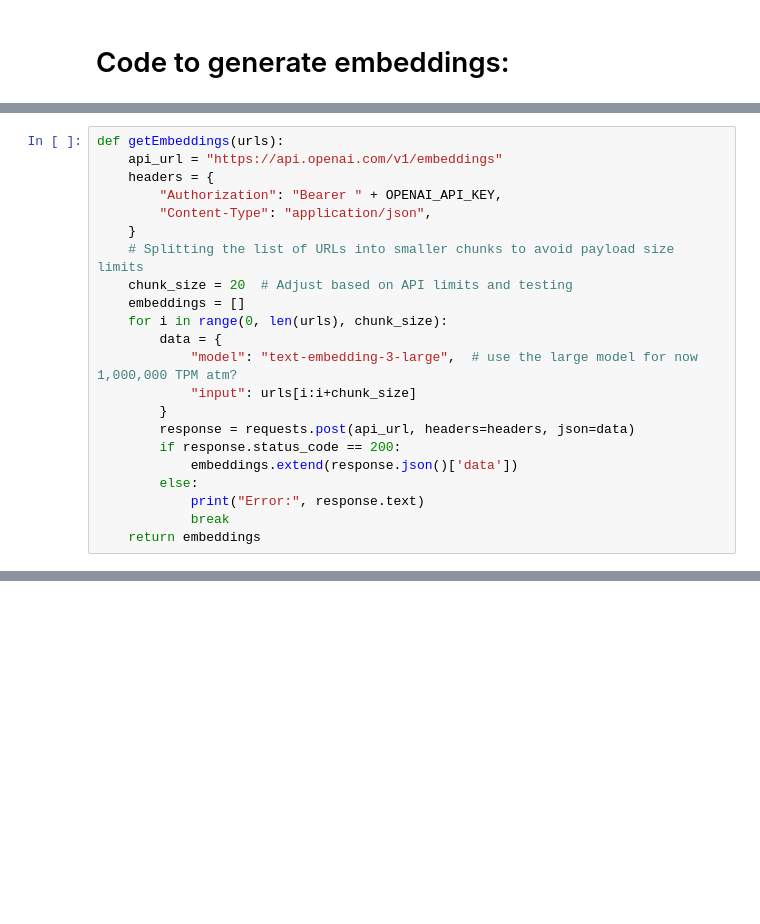
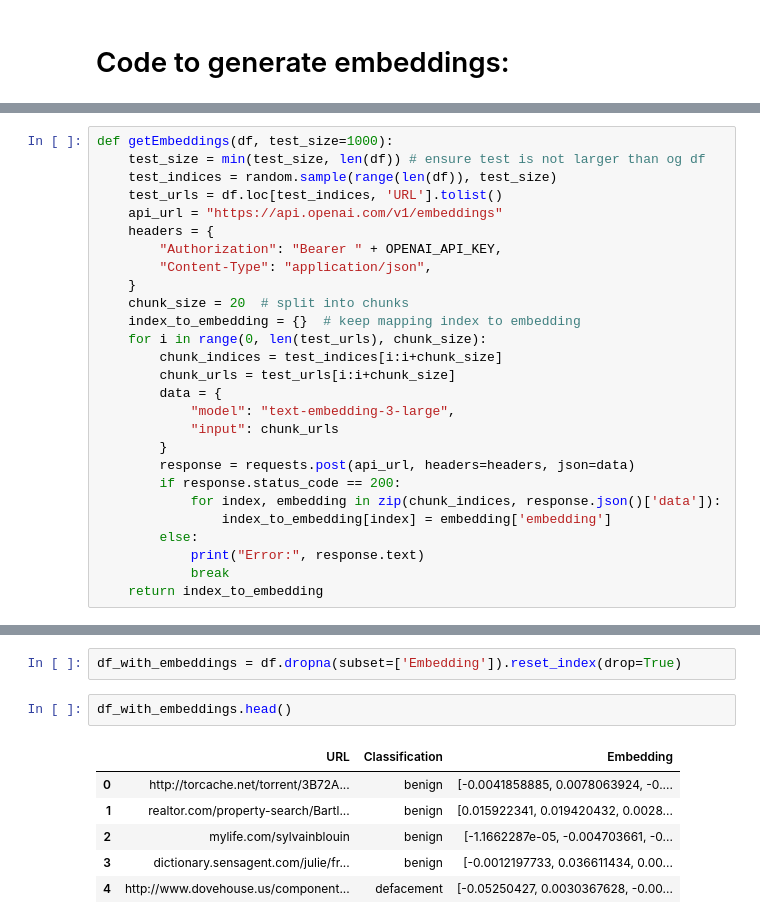
Before and after one commit to shalloran/mut, a Jupyter notebook: embedding.ipynb, the cells around one changed output, grey strips where cells are left out. Saved outputs shown, nothing was run; the diff lists cells and outputs as text; blank space fills up the shorter version.

```diff
--- a/embedding.ipynb
+++ b/embedding.ipynb
@@ -34,22 +39,27 @@ urlList = df['URL'].tolist()
 # %%
-def getEmbeddings(urls):
+def getEmbeddings(df, test_size=1000):
+    test_size = min(test_size, len(df)) # ensure test is not larger than og df
+    test_indices = random.sample(range(len(df)), test_size)
+    test_urls = df.loc[test_indices, 'URL'].tolist()
     api_url = "https://api.openai.com/v1/embeddings"
     headers = {
         "Authorization": "Bearer " + OPENAI_API_KEY,
         "Content-Type": "application/json",
     }
-    # Splitting the list of URLs into smaller chunks to avoid payload size limits
-    chunk_size = 20  # Adjust based on API limits and testing
-    embeddings = []
-    for i in range(0, len(urls), chunk_size):
+    chunk_size = 20  # split into chunks
+    index_to_embedding = {}  # keep mapping index to embedding
+    for i in range(0, len(test_urls), chunk_size):
+        chunk_indices = test_indices[i:i+chunk_size]
+        chunk_urls = test_urls[i:i+chunk_size]
         data = {
-            "model": "text-embedding-3-large",  # use the large model for now 1,000,000 TPM atm?
-            "input": urls[i:i+chunk_size]
+            "model": "text-embedding-3-large",
+            "input": chunk_urls
         }
         response = requests.post(api_url, headers=headers, json=data)
         if response.status_code == 200:
-            embeddings.extend(response.json()['data'])
+            for index, embedding in zip(chunk_indices, response.json()['data']):
+                index_to_embedding[index] = embedding['embedding']
         else:
             print("Error:", response.text)
             break
-    return embeddings
+    return index_to_embedding
@@ -96,0 +76,11 @@ print("Model accuracy:", model.score(X_test, y_test))
+# %%
+df_with_embeddings = df.dropna(subset=['Embedding']).reset_index(drop=True)
+# %%
+df_with_embeddings.head()
+# %% [output]
+|  | URL | Classification | Embedding |
+| 0 | http://torcache.net/torrent/3B72A... | benign | [-0.0041858885, 0.0078063924, -0.... |
+| 1 | realtor.com/property-search/Bartl... | benign | [0.015922341, 0.019420432, 0.0028... |
+| 2 | mylife.com/sylvainblouin | benign | [-1.1662287e-05, -0.004703661, -0... |
+| 3 | dictionary.sensagent.com/julie/fr... | benign | [-0.0012197733, 0.036611434, 0.00... |
+| 4 | http://www.dovehouse.us/component... | defacement | [-0.05250427, 0.0030367628, -0.00... |
```
Also changed, not shown: parts of 22 cells of this notebook, 18 other files.
